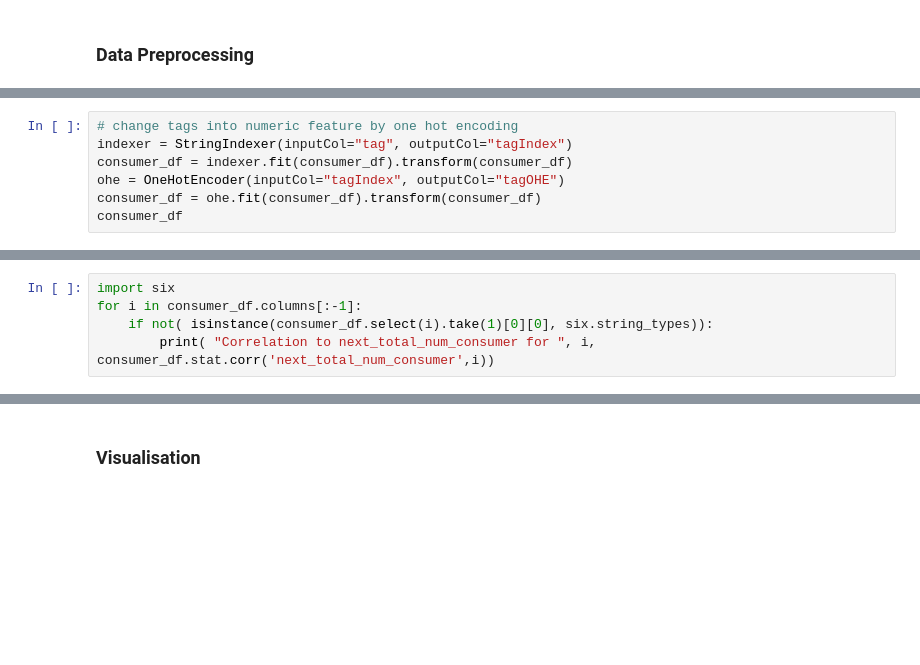
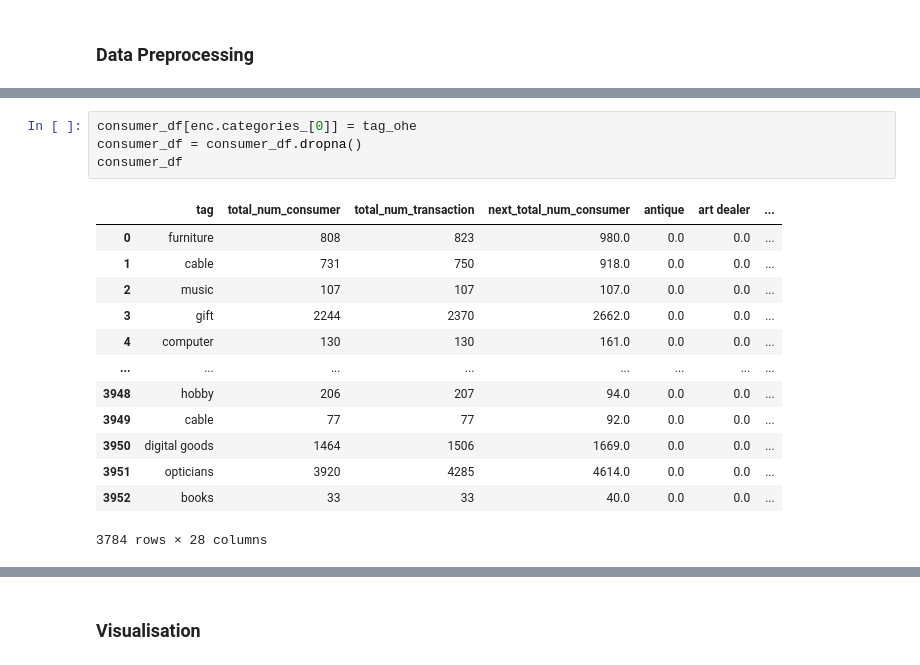
Before and after one commit to MAST30034-Applied-Data-Science/generic-buy-now-pay-later-project-group-14, a Jupyter notebook: models/predict_num_consumer.ipynb, the cells around one changed output, grey strips where cells are left out. Cells and saved outputs as stored; diff of their text form; blank space fills up the shorter version.

```diff
--- a/models/predict_num_consumer.ipynb
+++ b/models/predict_num_consumer.ipynb
@@ -159,7 +100,0 @@ only showing top 20 rows
-# %%
-# change tags into numeric feature by one hot encoding
-indexer = StringIndexer(inputCol="tag", outputCol="tagIndex")
-consumer_df = indexer.fit(consumer_df).transform(consumer_df)
-ohe = OneHotEncoder(inputCol="tagIndex", outputCol="tagOHE")
-consumer_df = ohe.fit(consumer_df).transform(consumer_df)
-consumer_df
@@ -184,5 +100,0 @@ only showing top 20 rows
-# %%
-import six
-for i in consumer_df.columns[:-1]:
-    if not( isinstance(consumer_df.select(i).take(1)[0][0], six.string_types)):
-        print( "Correlation to next_total_num_consumer for ", i, consumer_df.stat.corr('next_total_num_consumer',i))
@@ -193,0 +114,18 @@ Correlation to next_total_num_consumer for  tagIndex -0.1440912852559996
+# %%
+consumer_df[enc.categories_[0]] = tag_ohe
+consumer_df = consumer_df.dropna()
+consumer_df
+# %% [output]
+|  | tag | total_num_consumer | total_num_transaction | next_total_num_consumer | antique | art dealer | ... |
+| 0 | furniture | 808 | 823 | 980.0 | 0.0 | 0.0 | ... |
+| 1 | cable | 731 | 750 | 918.0 | 0.0 | 0.0 | ... |
+| 2 | music | 107 | 107 | 107.0 | 0.0 | 0.0 | ... |
+| 3 | gift | 2244 | 2370 | 2662.0 | 0.0 | 0.0 | ... |
+| 4 | computer | 130 | 130 | 161.0 | 0.0 | 0.0 | ... |
+| ... | ... | ... | ... | ... | ... | ... | ... |
+| 3948 | hobby | 206 | 207 | 94.0 | 0.0 | 0.0 | ... |
+| 3949 | cable | 77 | 77 | 92.0 | 0.0 | 0.0 | ... |
+| 3950 | digital goods | 1464 | 1506 | 1669.0 | 0.0 | 0.0 | ... |
+| 3951 | opticians | 3920 | 4285 | 4614.0 | 0.0 | 0.0 | ... |
+| 3952 | books | 33 | 33 | 40.0 | 0.0 | 0.0 | ... |
+3784 rows × 28 columns
```
Also changed, not shown: parts of 43 cells of this notebook, 2 other files.
